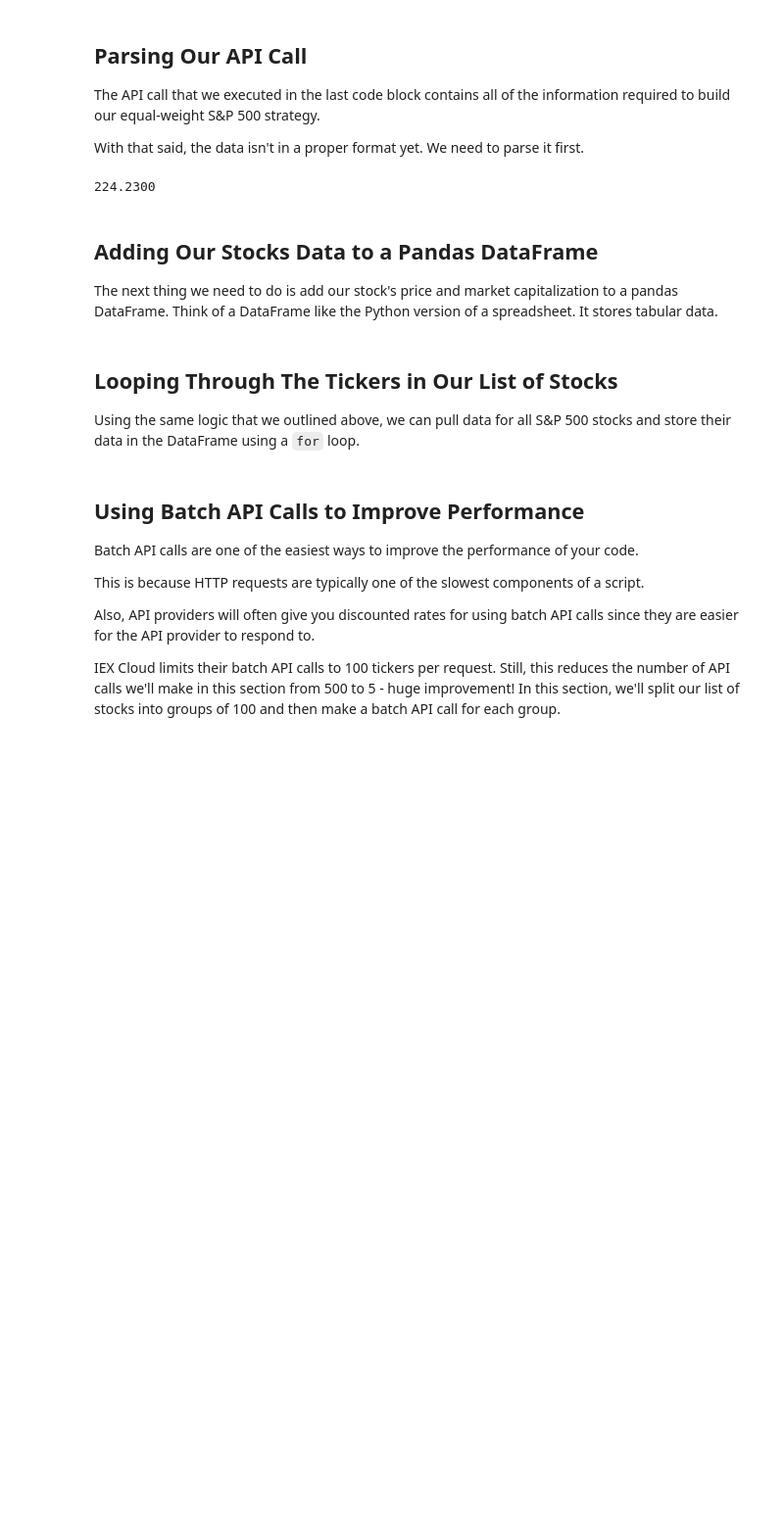
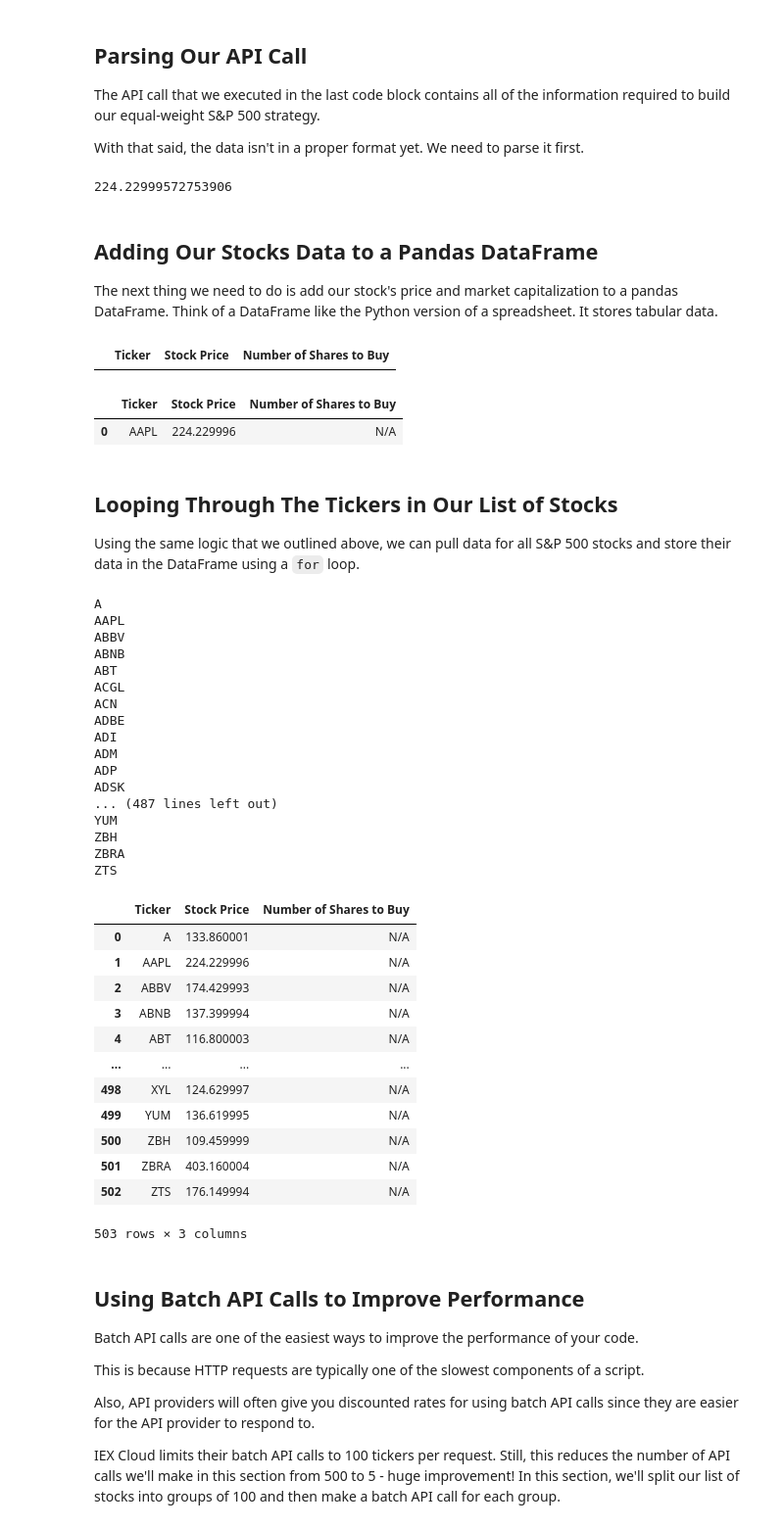
Before and after one commit to ishaanarora25/AlgoTrading, a Jupyter notebook: CodeCampTutorial/001_equal_weight_S&P_500.ipynb, the cells around one changed output. Shown: that part at 98% size. Drawn from its saved outputs; the diff is of its cells as text; code cells hidden in the pictures; blank space fills up the shorter version.

```diff
--- a/CodeCampTutorial/001_equal_weight_S&P_500.ipynb
+++ b/CodeCampTutorial/001_equal_weight_S&P_500.ipynb
@@ -74,0 +58,3 @@ print(data)
+# %%
+symbol = 'AAPL'
+stock = yf.Ticker(symbol)
@@ -78,19 +66,75 @@ print(data)
 The API call that we executed in the last code block contains all of the information required to build our equal-weight S&P 500 strategy.
 
 With that said, the data isn't in a proper format yet. We need to parse it first.
-# %%
-stock_price = data['Global Quote']['05. price']
-print(stock_price)
-# %% [output]
-224.2300
+# %%
+stock_price = stock.history(period="1d")['Close'].iloc[-1]
+print(stock_price)
+# %% [output]
+224.22999572753906
 # %% [markdown]
 ## Adding Our Stocks Data to a Pandas DataFrame
 
 The next thing we need to do is add our stock's price and market capitalization to a pandas DataFrame. Think of a DataFrame like the Python version of a spreadsheet. It stores tabular data.
+# %%
+cols = [ 'Ticker', 'Stock Price', 'Number of Shares to Buy' ]
+final_df = pd.DataFrame(columns = cols)
+final_df
+# %% [output]
+|  | Ticker | Stock Price | Number of Shares to Buy |
+# %%
+new_row = pd.DataFrame([[symbol, stock_price, 'N/A']], columns=cols)
+
+
+final_df = pd.concat([final_df, new_row])
+final_df
+# %% [output]
+|  | Ticker | Stock Price | Number of Shares to Buy |
+| 0 | AAPL | 224.229996 | N/A |
 # %% [markdown]
 ## Looping Through The Tickers in Our List of Stocks
 
 Using the same logic that we outlined above, we can pull data for all S&P 500 stocks and store their data in the DataFrame using a `for` loop.
+# %%
+final_df = pd.DataFrame(columns=cols)
+for st in stocks['Symbol']:
+    stock = yf.Ticker(st)
+    stock_price = stock.history(period="1d")['Close'].iloc[-1]
+
+    new_row = pd.DataFrame([[st, stock_price, 'N/A']], columns=cols)
+
+    final_df = pd.concat([final_df, new_row], ignore_index=True)
+final_df
+# %% [output]
+A
+AAPL
+ABBV
+ABNB
+ABT
+ACGL
+ACN
+ADBE
+ADI
+ADM
+ADP
+ADSK
+... (487 lines left out)
+YUM
+ZBH
+ZBRA
+ZTS
+|  | Ticker | Stock Price | Number of Shares to Buy |
+| 0 | A | 133.860001 | N/A |
+| 1 | AAPL | 224.229996 | N/A |
+| 2 | ABBV | 174.429993 | N/A |
+| 3 | ABNB | 137.399994 | N/A |
+| 4 | ABT | 116.800003 | N/A |
+| ... | ... | ... | ... |
+| 498 | XYL | 124.629997 | N/A |
+| 499 | YUM | 136.619995 | N/A |
+| 500 | ZBH | 109.459999 | N/A |
+| 501 | ZBRA | 403.160004 | N/A |
+| 502 | ZTS | 176.149994 | N/A |
+503 rows × 3 columns
 # %% [markdown]
 ## Using Batch API Calls to Improve Performance
 
```
Also changed, not shown: parts of 15 cells of this notebook, 5 other files.
